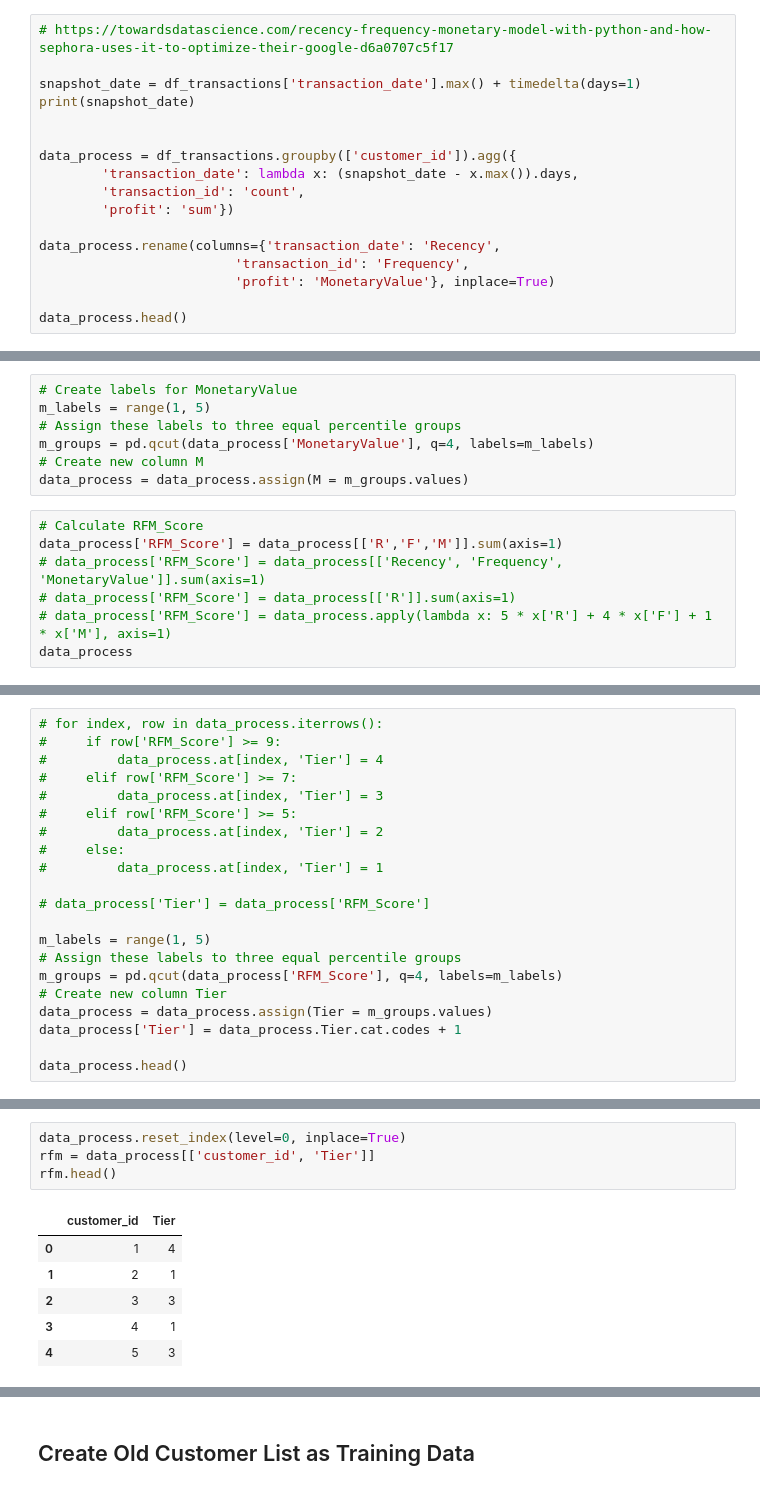
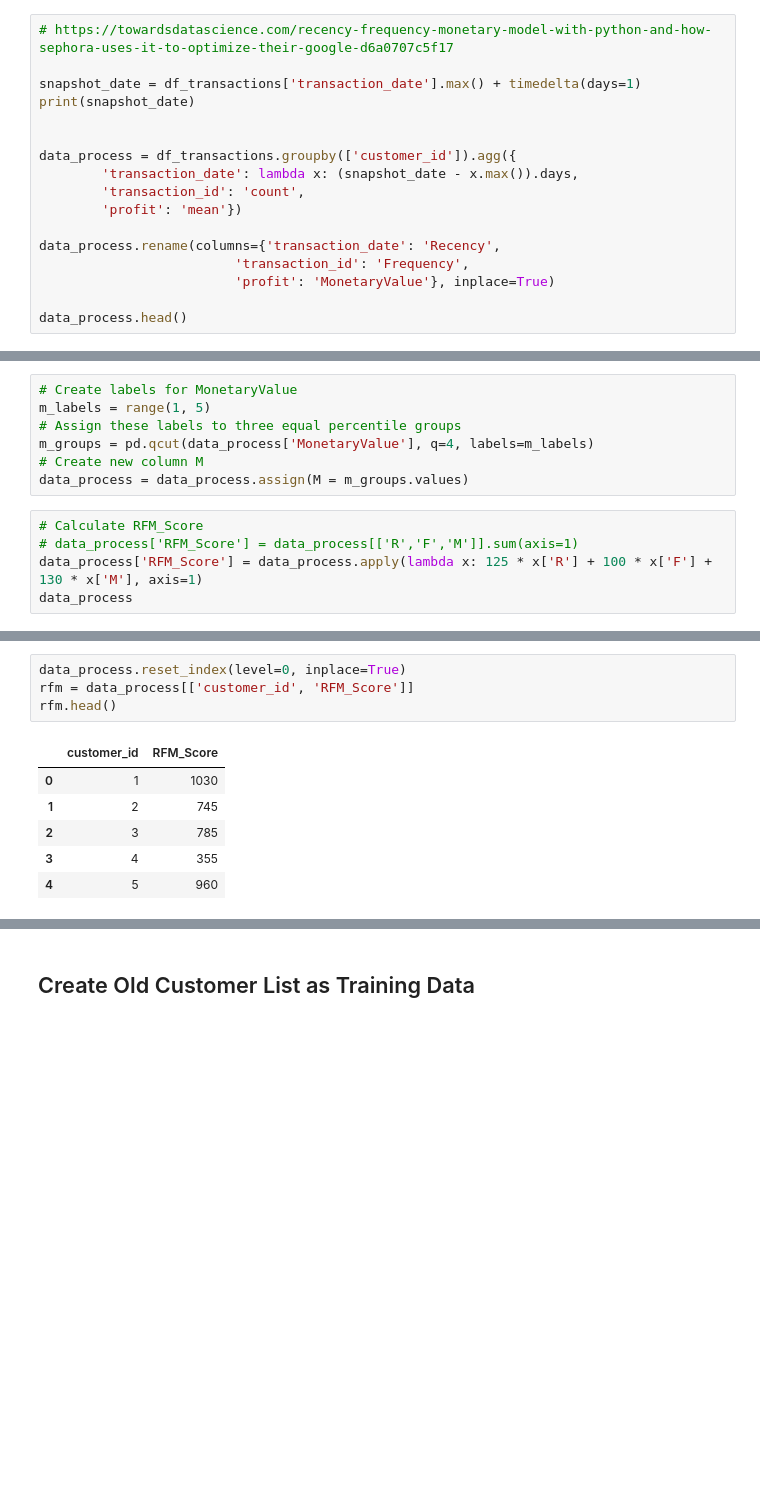
Before and after one commit to aresgtr/KPMG-Virtual-Intern, a Jupyter notebook: Task-2-Data-Insights.ipynb, the cells around one changed output, grey strips where cells are left out. Cells and saved outputs as stored; diff of their text form; blank space fills up the shorter version.

```diff
--- a/Task-2-Data-Insights.ipynb
+++ b/Task-2-Data-Insights.ipynb
@@ -248,7 +225,7 @@ print(snapshot_date)
 data_process = df_transactions.groupby(['customer_id']).agg({
         'transaction_date': lambda x: (snapshot_date - x.max()).days,
         'transaction_id': 'count',
-        'profit': 'sum'})
+        'profit': 'mean'})
 
 data_process.rename(columns={'transaction_date': 'Recency',
                          'transaction_id': 'Frequency',
@@ -292,10 +269,8 @@ m_groups = pd.qcut(data_process['MonetaryValue'], q=4, labels=m_labels)
 data_process = data_process.assign(M = m_groups.values)
 # %%
 # Calculate RFM_Score
-data_process['RFM_Score'] = data_process[['R','F','M']].sum(axis=1)
-# data_process['RFM_Score'] = data_process[['Recency', 'Frequency', 'MonetaryValue']].sum(axis=1)
-# data_process['RFM_Score'] = data_process[['R']].sum(axis=1)
-# data_process['RFM_Score'] = data_process.apply(lambda x: 5 * x['R'] + 4 * x['F'] + 1 * x['M'], axis=1)
+# data_process['RFM_Score'] = data_process[['R','F','M']].sum(axis=1)
+data_process['RFM_Score'] = data_process.apply(lambda x: 125 * x['R'] + 100 * x['F'] + 130 * x['M'], axis=1)
 data_process
 # %% [output]
 |  | Recency | Frequency | MonetaryValue | R | F | M | RFM_Score |
@@ -329,21 +301,0 @@ We can set RFM_Score higher than 9 to be Tier 4, the second quantile to be Tier
-# %%
-# for index, row in data_process.iterrows():
-#     if row['RFM_Score'] >= 9:
-#         data_process.at[index, 'Tier'] = 4
-#     elif row['RFM_Score'] >= 7:
-#         data_process.at[index, 'Tier'] = 3
-#     elif row['RFM_Score'] >= 5:
-#         data_process.at[index, 'Tier'] = 2
-#     else:
-#         data_process.at[index, 'Tier'] = 1
-
-# data_process['Tier'] = data_process['RFM_Score']
-
-m_labels = range(1, 5)
-# Assign these labels to three equal percentile groups
-m_groups = pd.qcut(data_process['RFM_Score'], q=4, labels=m_labels)
-# Create new column Tier
-data_process = data_process.assign(Tier = m_groups.values)
-data_process['Tier'] = data_process.Tier.cat.codes + 1
-
-data_process.head()
@@ -358,14 +302,14 @@ data_process.head()
 # %%
 data_process.reset_index(level=0, inplace=True)
-rfm = data_process[['customer_id', 'Tier']]
+rfm = data_process[['customer_id', 'RFM_Score']]
 rfm.head()
 # %% [output]
-|  | customer_id | Tier |
-| 0 | 1 | 4 |
-| 1 | 2 | 1 |
-| 2 | 3 | 3 |
-| 3 | 4 | 1 |
-| 4 | 5 | 3 |
+|  | customer_id | RFM_Score |
+| 0 | 1 | 1030 |
+| 1 | 2 | 745 |
+| 2 | 3 | 785 |
+| 3 | 4 | 355 |
+| 4 | 5 | 960 |
 # %%
 rfm.describe()
 # %% [output]
```
Also changed, not shown: parts of 51 cells of this notebook.
